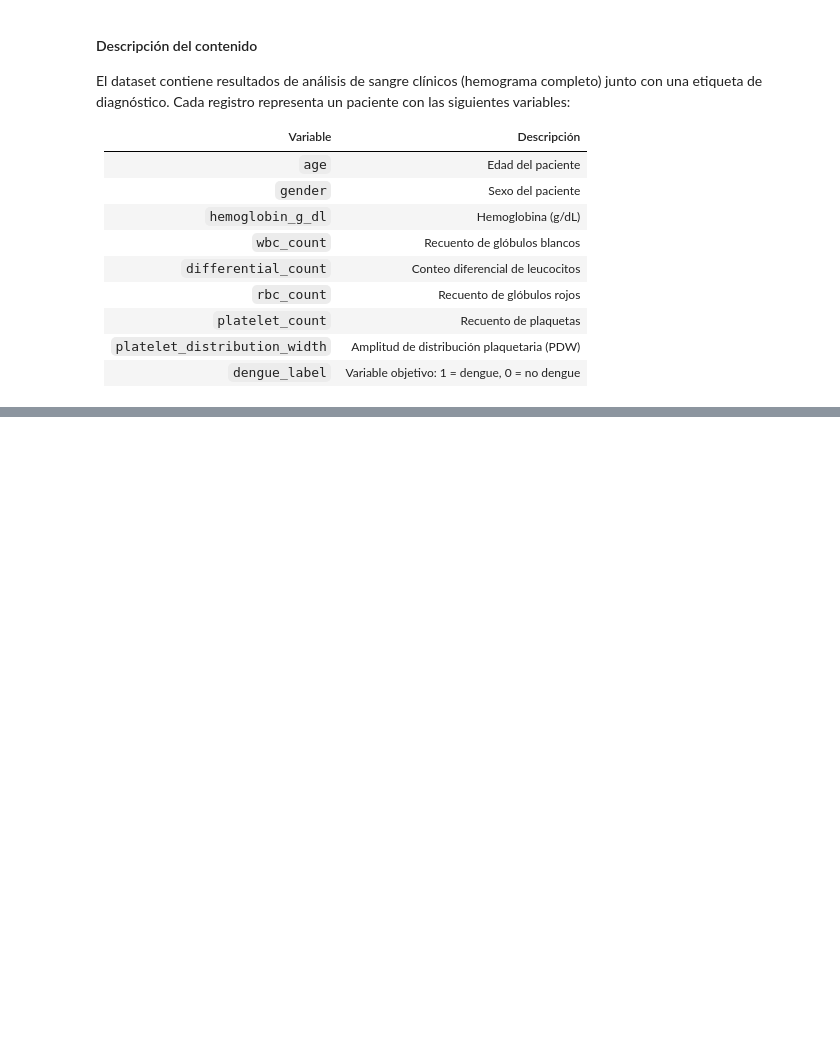
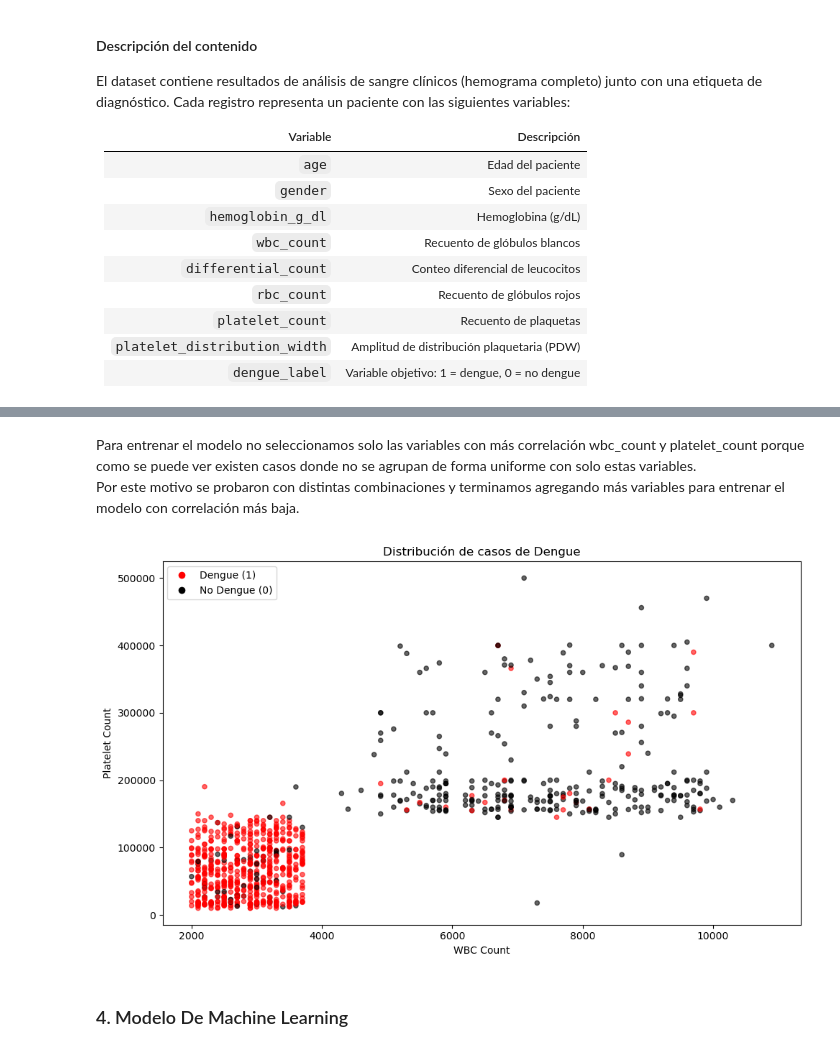
Before and after one commit to nColli/dengue-detection-ml, a Jupyter notebook: train.ipynb, the cells around one changed output, grey strips where cells are left out. Saved outputs shown, nothing was run; the diff lists cells and outputs as text; code cells hidden in the pictures; blank space fills up the shorter version.

```diff
--- a/train.ipynb
+++ b/train.ipynb
@@ -65,0 +170,30 @@ Using Colab cache for faster access to the 'dengue-detection-dataset-clinical-da
+# %% [markdown]
+Para entrenar el modelo no seleccionamos solo las variables con más correlación wbc_count y  platelet_count porque como se puede ver existen casos donde no se agrupan de forma uniforme con solo estas variables.<br>
+Por este motivo se probaron con distintas combinaciones y terminamos agregando más variables para entrenar el modelo con correlación más baja.
+# %%
+import matplotlib.pyplot as plt
+
+colors = df['dengue_label'].map({1: 'red', 0: 'black'})
+
+plt.figure(figsize=(10, 6))
+plt.scatter(
+    df['wbc_count'], df['platelet_count'],
+    c=colors, alpha=0.6, s=20
+)
+
+from matplotlib.lines import Line2D
+legend_elements = [
+    Line2D([0], [0], marker='o', color='w', markerfacecolor='red', markersize=8, label='Dengue (1)'),
+    Line2D([0], [0], marker='o', color='w', markerfacecolor='black', markersize=8, label='No Dengue (0)')
+]
+plt.legend(handles=legend_elements)
+
+plt.xlabel('WBC Count')
+plt.ylabel('Platelet Count')
+plt.title('Distribución de casos de Dengue')
+plt.tight_layout()
+plt.show()
+# %% [output]
+[figure, added]
+# %% [markdown]
+### 4. Modelo De Machine Learning
```
Also changed, not shown: parts of 29 cells of this notebook.
